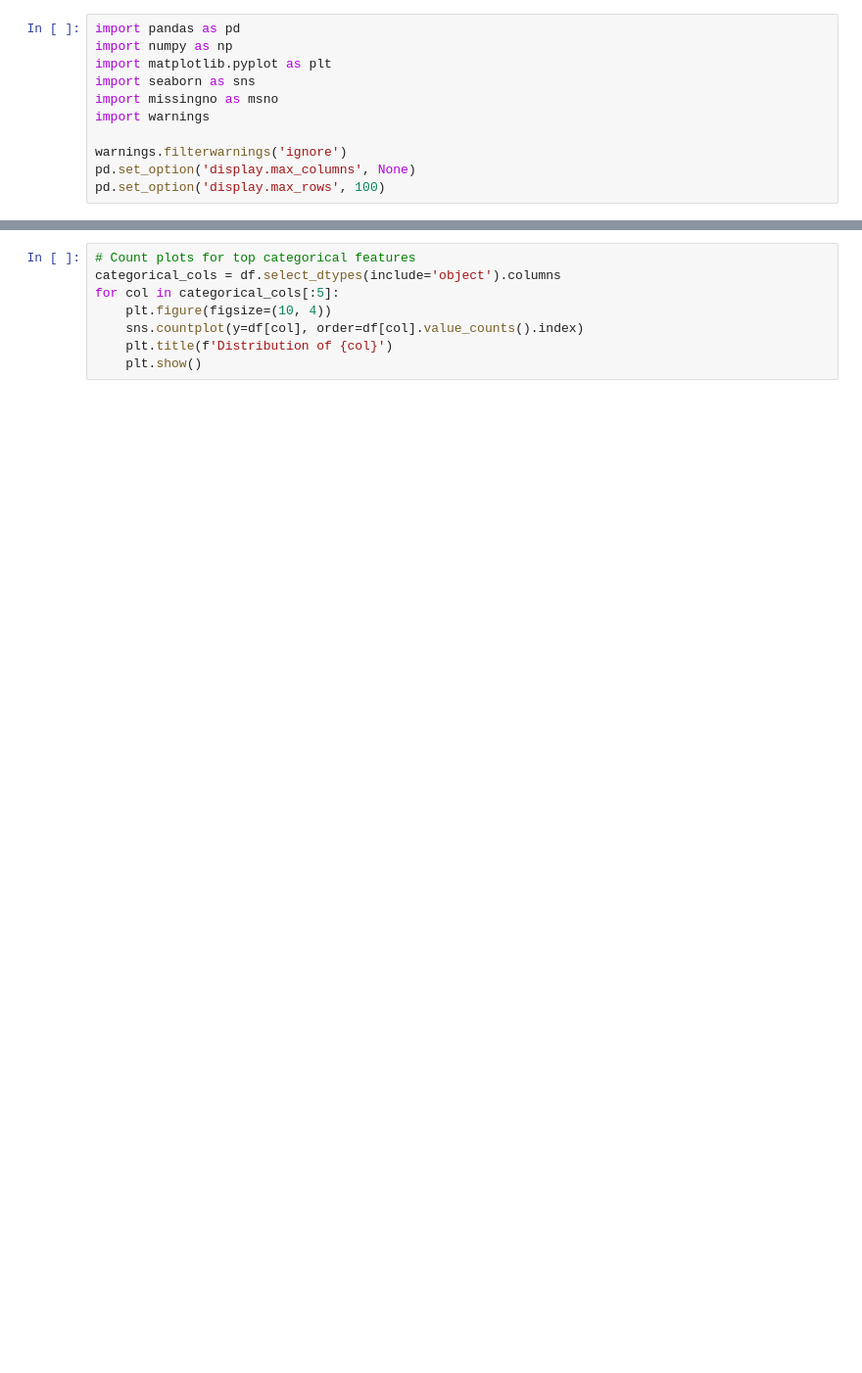
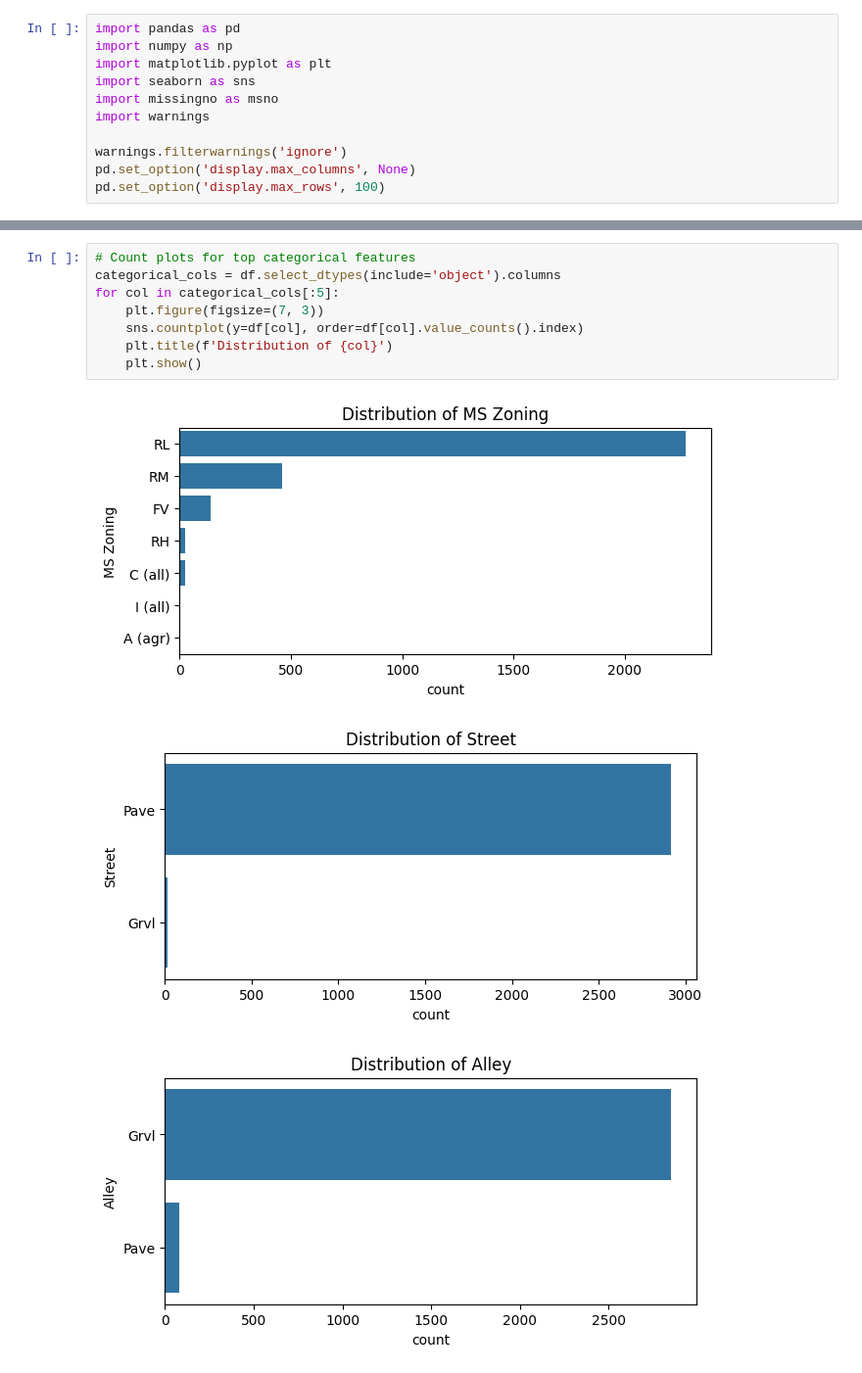
Before and after one commit to Poojithagadela25/Python_final_project, a Jupyter notebook: EDA.ipynb, the cells around one changed output, grey strips where cells are left out. Shown at 98% size. Drawn from its saved outputs; the diff is of its cells as text; blank space fills up the shorter version.

```diff
--- a/EDA.ipynb
+++ b/EDA.ipynb
@@ -36,8 +196,12 @@ plt.show()
 # %%
 # Count plots for top categorical features
 categorical_cols = df.select_dtypes(include='object').columns
 for col in categorical_cols[:5]:
-    plt.figure(figsize=(10, 4))
+    plt.figure(figsize=(7, 3))
     sns.countplot(y=df[col], order=df[col].value_counts().index)
     plt.title(f'Distribution of {col}')
     plt.show()
+# %% [output]
+[figure, added]
+[figure, added]
+[figure, added]
```
Also changed, not shown: parts of 26 cells of this notebook.
